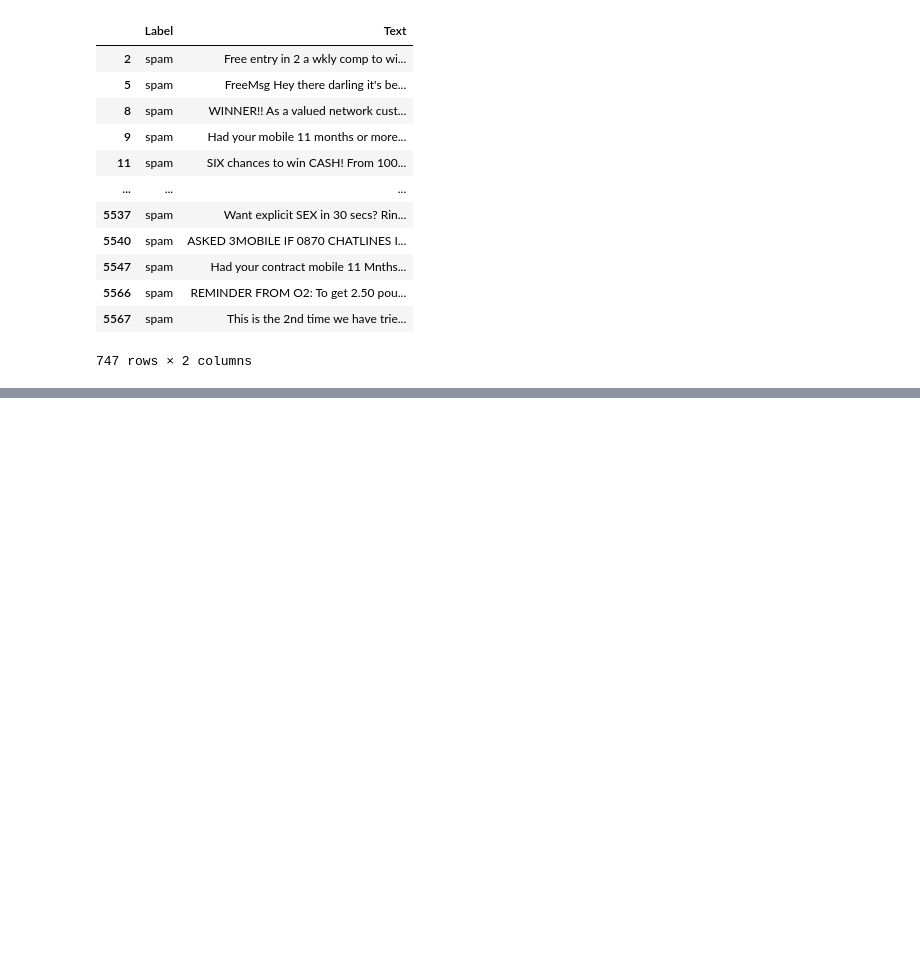
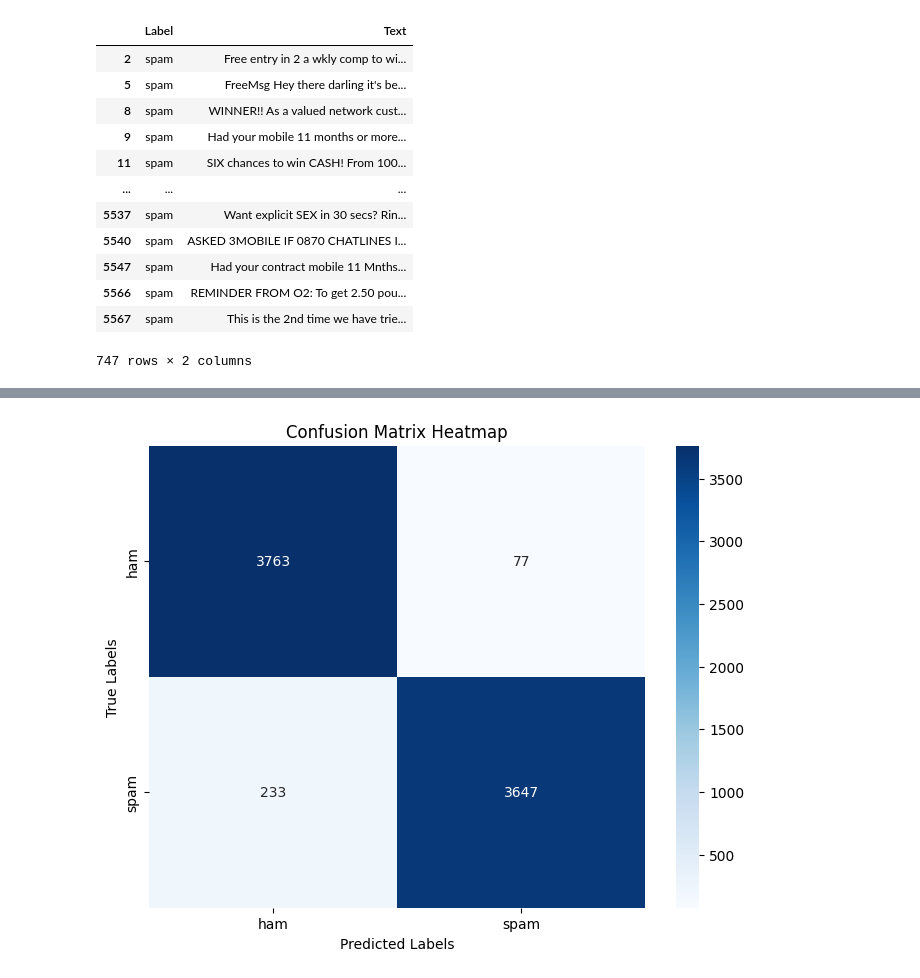
Before and after one commit to SergeyAkh/LLM, a Jupyter notebook: Spam_GPT.ipynb, the cells around one changed output, grey strips where cells are left out. Cells and saved outputs as stored; diff of their text form; code cells hidden in the pictures; blank space fills up the shorter version.

```diff
--- a/Spam_GPT.ipynb
+++ b/Spam_GPT.ipynb
@@ -348,0 +441,9 @@ Ep 10 (Step 000140): Train loss 0.145, Val loss 0.196
+# %%
+model_class = GPT_model.GPTModel(BASE_CONFIG)
+load_weights_into_gpt(model_class, params)
+model_class.eval();
+# %%
+for param in model_class.parameters():
+    param.requires_grad = False
+
+model_class.out_head = torch.nn.Linear(in_features=BASE_CONFIG["emb_dim"], out_features=num_classes)
@@ -348,0 +570,2 @@ Ep 10 (Step 000140): Train loss 0.145, Val loss 0.196
+# %%
+df_with_pred = make_predictions(model_class, test_df, batch_size = None, num_examples = "All")
@@ -348,0 +581,16 @@ Ep 10 (Step 000140): Train loss 0.145, Val loss 0.196
+# %%
+def plot_confusion_matrix(Y_true, Y_pred):
+    cm = confusion_matrix(Y_true, Y_pred)
+
+    plt.figure(figsize=(8, 6))
+    sns.heatmap(cm, annot=True, fmt='g', cmap='Blues', xticklabels=target_names, yticklabels=target_names)
+
+    # Set plot labels and title
+    plt.xlabel('Predicted Labels')
+    plt.ylabel('True Labels')
+    plt.title('Confusion Matrix Heatmap')
+    plt.show()
+# %%
+plot_confusion_matrix(df_with_pred["Label"], df_with_pred["pred"])
+# %% [output]
+[figure, added]
```
Also changed, not shown: parts of 42 cells of this notebook, 2 other files.
